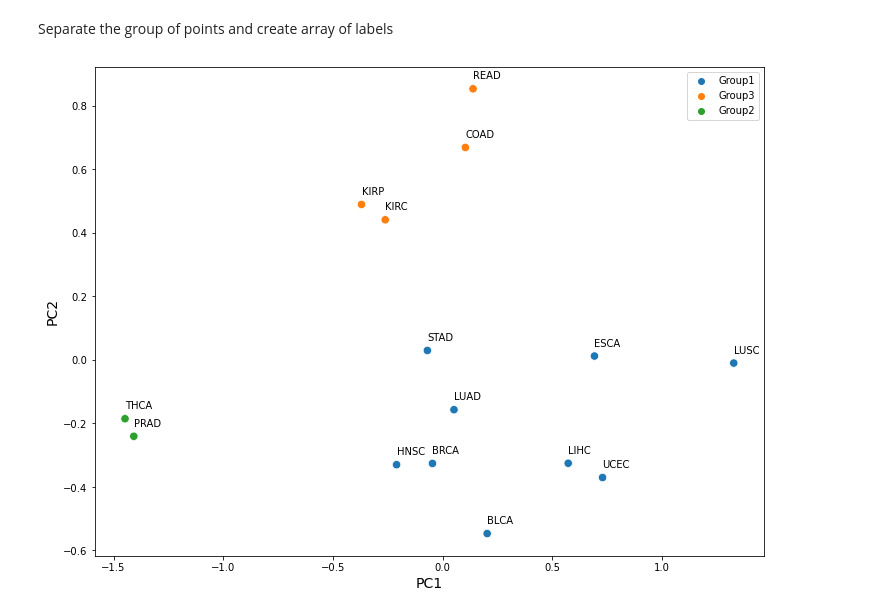
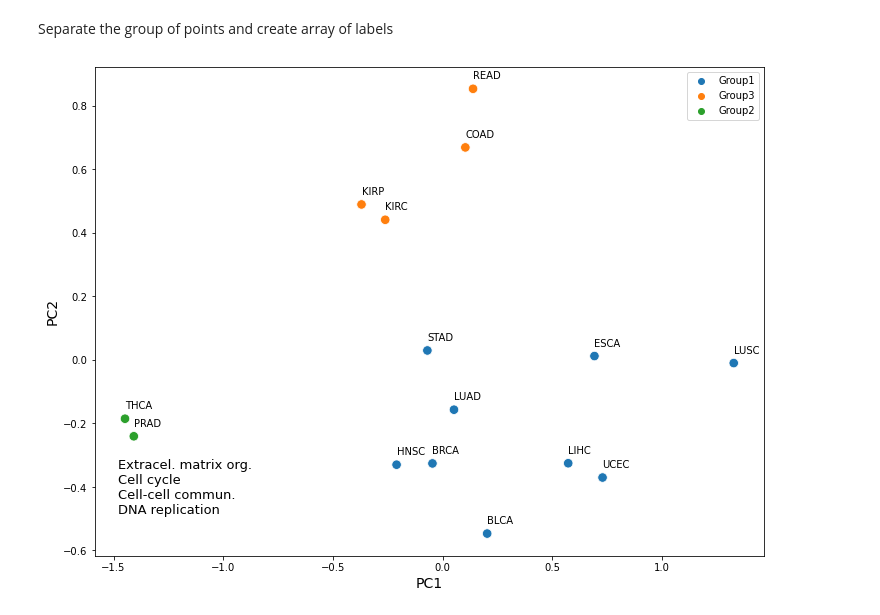
Before and after one commit to SamSaladino/FC-of-Genetic-pathways, a Jupyter notebook: Expr_pathways.ipynb, the cells around one changed output. Cells and saved outputs as stored; diff of their text form; code cells hidden in the pictures.

Commit message:
Adding pacotilla to scatterplot text and stuff

```diff
--- a/Expr_pathways.ipynb
+++ b/Expr_pathways.ipynb
@@ -178,18 +178,36 @@ hue[P_matrix[:, 1] > 0.3] = 'Group3'
 # %%
 plt.figure(figsize = (12,9))
 plt.xlabel('PC1', size=14)
 plt.ylabel('PC2', size=14)
 
-sns.scatterplot( x = -P_matrix[:,0], y = P_matrix[:,1], hue=hue, s=70)
+# Anotate proyections in PC1
+plt.annotate('Extracel. matrix org.',
+            xy=(80, 130), xycoords='figure pixels', fontsize=13)
+plt.annotate('Cell cycle',
+            xy=(80, 115), xycoords='figure pixels', fontsize=13)
+plt.annotate('Cell-cell commun.',
+            xy=(80, 100), xycoords='figure pixels', fontsize=13)
+plt.annotate('DNA replication',
+            xy=(80, 85), xycoords='figure pixels', fontsize=13)
+
+# Horizontal arrow
+plt.annotate('point offset from data',
+            xy=(10,-0.8), xycoords='data',
+            xytext=(80,85), textcoords='offset points',
+            arrowprops=dict(facecolor='black', shrink=0.55),
+            horizontalalignment='center', verticalalignment='center')
+
+
+sns.scatterplot( x = -P_matrix[:,0], y = P_matrix[:,1], hue=hue, s=90)
 
 # Add the labels to the points
 for i in range(len(tissues)):
     plt.annotate(tissues[i], (-P_matrix[:,0][i], P_matrix[:,1][i]),
                  textcoords='offset points', xytext=(0, 10))
 
 # Store the fig
 plt.savefig("./figures_tables/PCA_scatterplot",dpi=500,bbox_inches='tight')
 # Show the plot
 plt.show()
 # %% [output]
-[figure, old version]
+[figure, new version]
```
Also changed, not shown: parts of 2 cells of this notebook, 1 other file.
